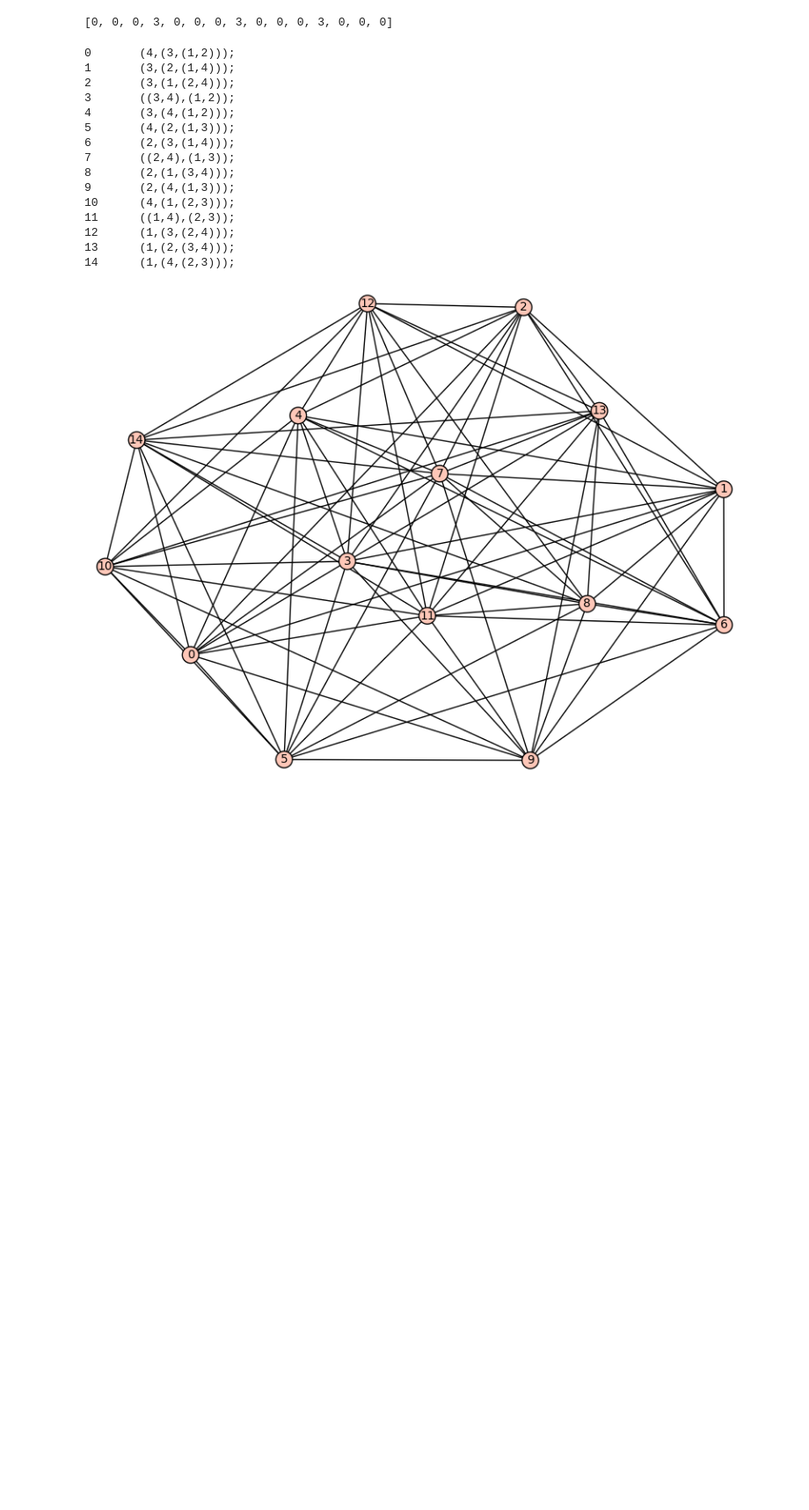
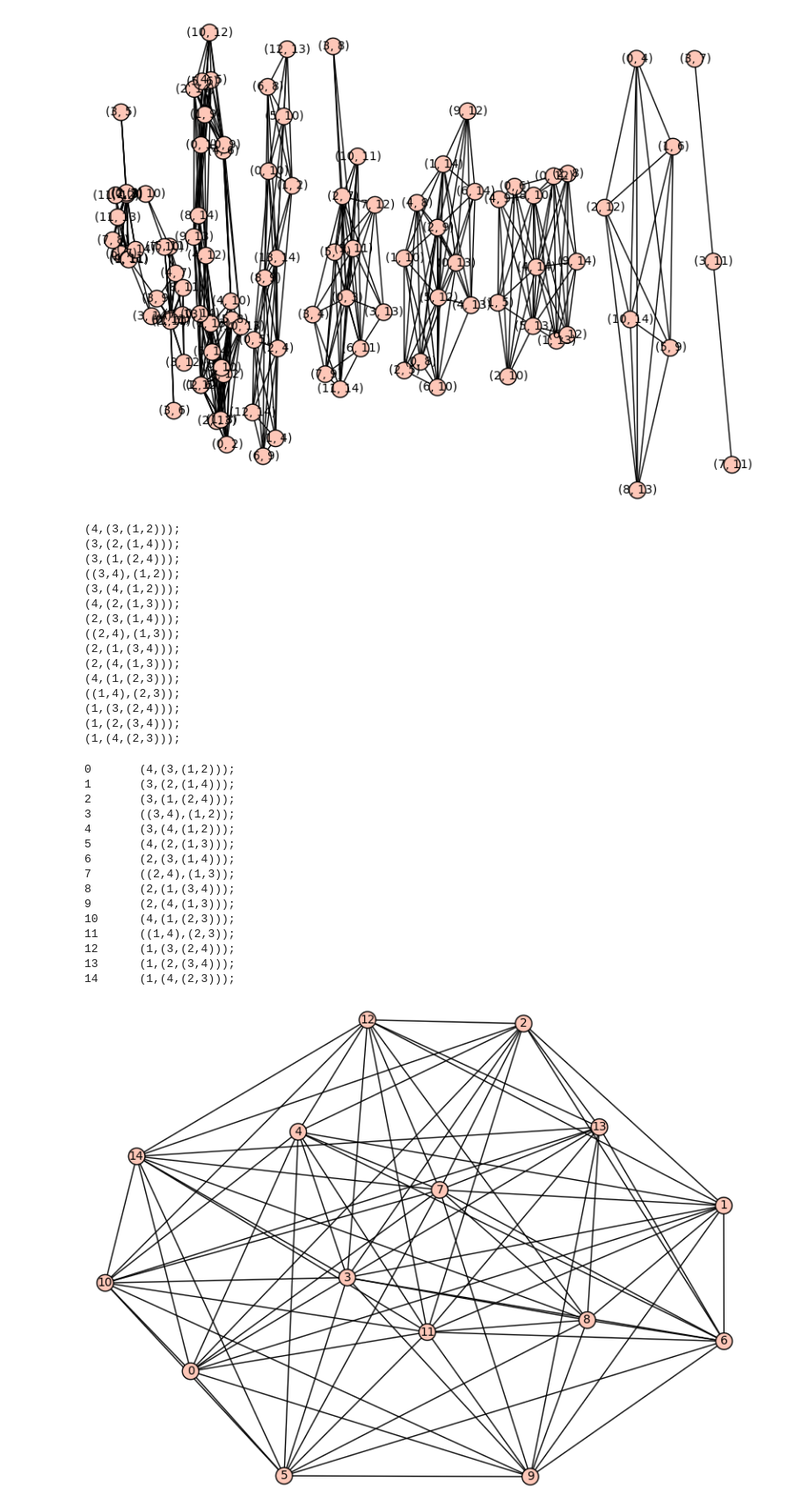
Before and after one commit to matsengrp/curvature, a Jupyter notebook: spr-curvature.ipynb, the cells around one changed output. Shown at 88% size. Drawn from its saved outputs; the diff is of its cells as text; code cells hidden in the pictures; blank space fills up the shorter version.

```diff
--- a/spr-curvature.ipynb
+++ b/spr-curvature.ipynb
@@ -6,3 +6,5 @@ load("tree-fun.py")
 
 def graph_of_csv(fname):
     return Graph(matrix_of_csv(fname))
+
+ts = indexed_tree_list(6)
@@ -27,7 +11,29 @@ ricl = [perhaps(ricci_matrix, g) for g in sprgl[:5]]
-# %%
-classify_shapes(rooted_is_isomorphic, treell[4])
-# %% [output]
-[0, 0, 0, 3, 0, 0, 0, 3, 0, 0, 0, 3, 0, 0, 0]
+# %%
+def demo(tl):
+    g = rooted_pair_equivalence_graph(tl)
+    nb_show(plot(g))
+    for t in tl:
+        print to_newick(t)
+
+
+demo(ts[4])
+# %% [output]
+[figure, added]
+(4,(3,(1,2)));
+(3,(2,(1,4)));
+(3,(1,(2,4)));
+((3,4),(1,2));
+(3,(4,(1,2)));
+(4,(2,(1,3)));
+(2,(3,(1,4)));
+((2,4),(1,3));
+(2,(1,(3,4)));
+(2,(4,(1,3)));
+(4,(1,(2,3)));
+((1,4),(2,3));
+(1,(3,(2,4)));
+(1,(2,(3,4)));
+(1,(4,(2,3)));
 # %%
 for i in range(4,5):
     for j in range(len(newickll[i])):
```
Also changed, not shown: parts of 1 cell of this notebook, 3 other files.
